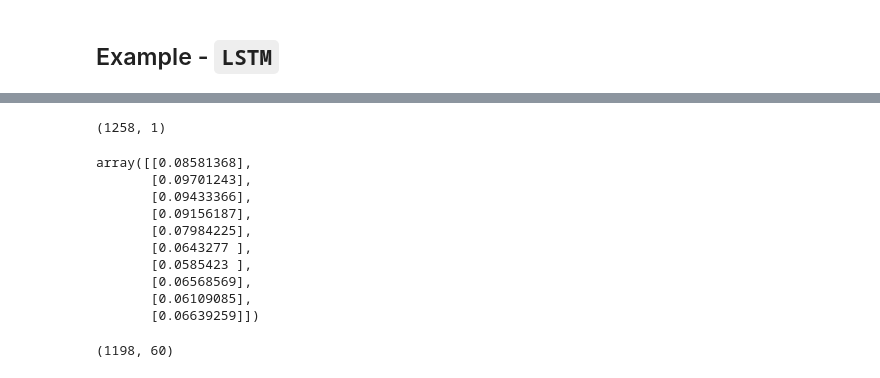
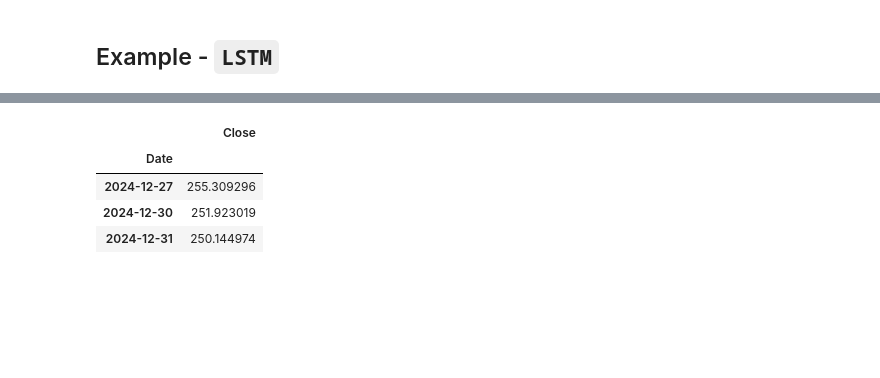
Before and after one commit to xiangshiyin/machine-learning-for-actuarial-science, a Jupyter notebook: 2025-spring/week08/notebook/demo.ipynb, the cells around one changed output, grey strips where cells are left out. Cells and saved outputs as stored; diff of their text form; code cells hidden in the pictures; blank space fills up the shorter version.

```diff
--- a/2025-spring/week08/notebook/demo.ipynb
+++ b/2025-spring/week08/notebook/demo.ipynb
@@ -139,3 +161,12 @@ dataset_train.head()
+# %%
+dataset_train = df_aapl.loc[:"2024-12-31", :].copy()
+dataset_train.tail(3)
+# %% [output]
+|  | Close |
+| Date |  |
+| 2024-12-27 | 255.309296 |
+| 2024-12-30 | 251.923019 |
+| 2024-12-31 | 250.144974 |
 # %%
 from sklearn.preprocessing import MinMaxScaler
 
@@ -144,19 +175,2 @@ training_set = dataset_train.iloc[:, 1:2].values
 training_set_scaled = sc.fit_transform(training_set)
-# %%
-training_set_scaled.shape
-# %% [output]
-(1258, 1)
-# %%
-training_set_scaled[0:10,:]
-# %% [output]
-array([[0.08581368],
-       [0.09701243],
-       [0.09433366],
-       [0.09156187],
-       [0.07984225],
-       [0.0643277 ],
-       [0.0585423 ],
-       [0.06568569],
-       [0.06109085],
-       [0.06639259]])
 # %%
@@ -168,9 +184,5 @@ for i in range(60, len(training_set_scaled)):
     y_train.append(training_set_scaled[i, 0])
 
 X_train, y_train = np.array(X_train), np.array(y_train)
-# %%
-X_train.shape
-# %% [output]
-(1198, 60)
 # %%
 X_train = X_train.reshape(X_train.shape[0], X_train.shape[1], 1)
```
Also changed, not shown: parts of 18 cells of this notebook, 2 other files.
